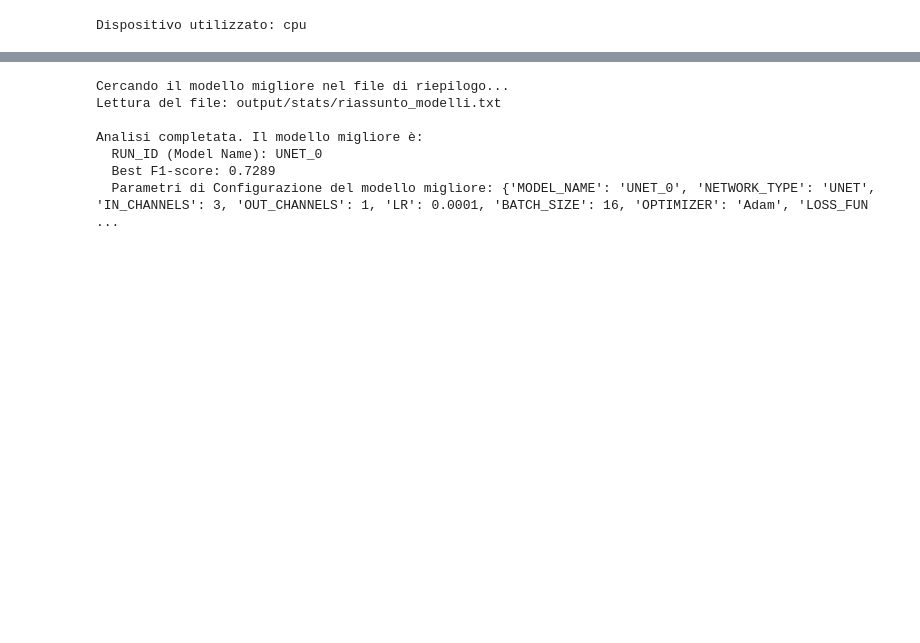
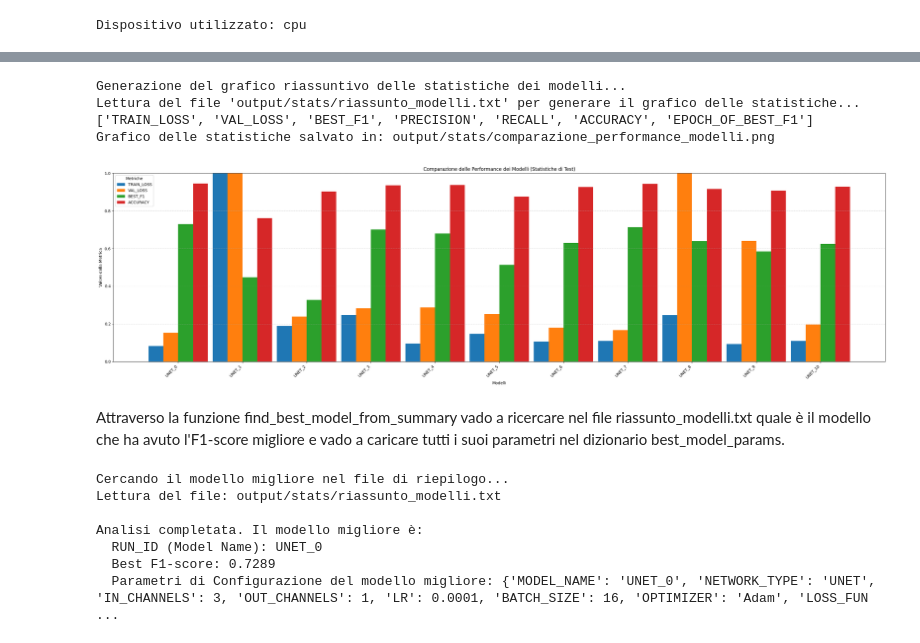
Before and after one commit to mor4z/Remote-Sensing-SpaceNet6, a Jupyter notebook: test.ipynb, the cells around one changed output, grey strips where cells are left out. Drawn from its saved outputs; the diff is of its cells as text; code cells hidden in the pictures; blank space fills up the shorter version.

```diff
--- a/test.ipynb
+++ b/test.ipynb
@@ -33,3 +37,14 @@ Attraverso la funzione find_best_model_from_summary vado a ricercare nel file ri
+# %%
+print("\nGenerazione del grafico riassuntivo delle statistiche dei modelli...")
+plot_model_stats_bar_chart(filepath=SUMMARY_FILE_PATH, output_dir="output/stats")
+# %% [output]
+Generazione del grafico riassuntivo delle statistiche dei modelli...
+Lettura del file 'output/stats/riassunto_modelli.txt' per generare il grafico delle statistiche...
+['TRAIN_LOSS', 'VAL_LOSS', 'BEST_F1', 'PRECISION', 'RECALL', 'ACCURACY', 'EPOCH_OF_BEST_F1']
+Grafico delle statistiche salvato in: output/stats/comparazione_performance_modelli.png
+[figure, added]
+# %% [markdown]
+Attraverso la funzione find_best_model_from_summary vado a ricercare nel file riassunto_modelli.txt quale è il modello che ha avuto l'F1-score migliore e vado a caricare tutti i suoi parametri nel dizionario best_model_params.
 # %%
 print("Cercando il modello migliore nel file di riepilogo...")
 best_run_id, best_f1_score, best_model_params = find_best_model_from_summary(filepath=SUMMARY_FILE_PATH)
```
Also changed, not shown: parts of 3 cells of this notebook, 13 other files.
